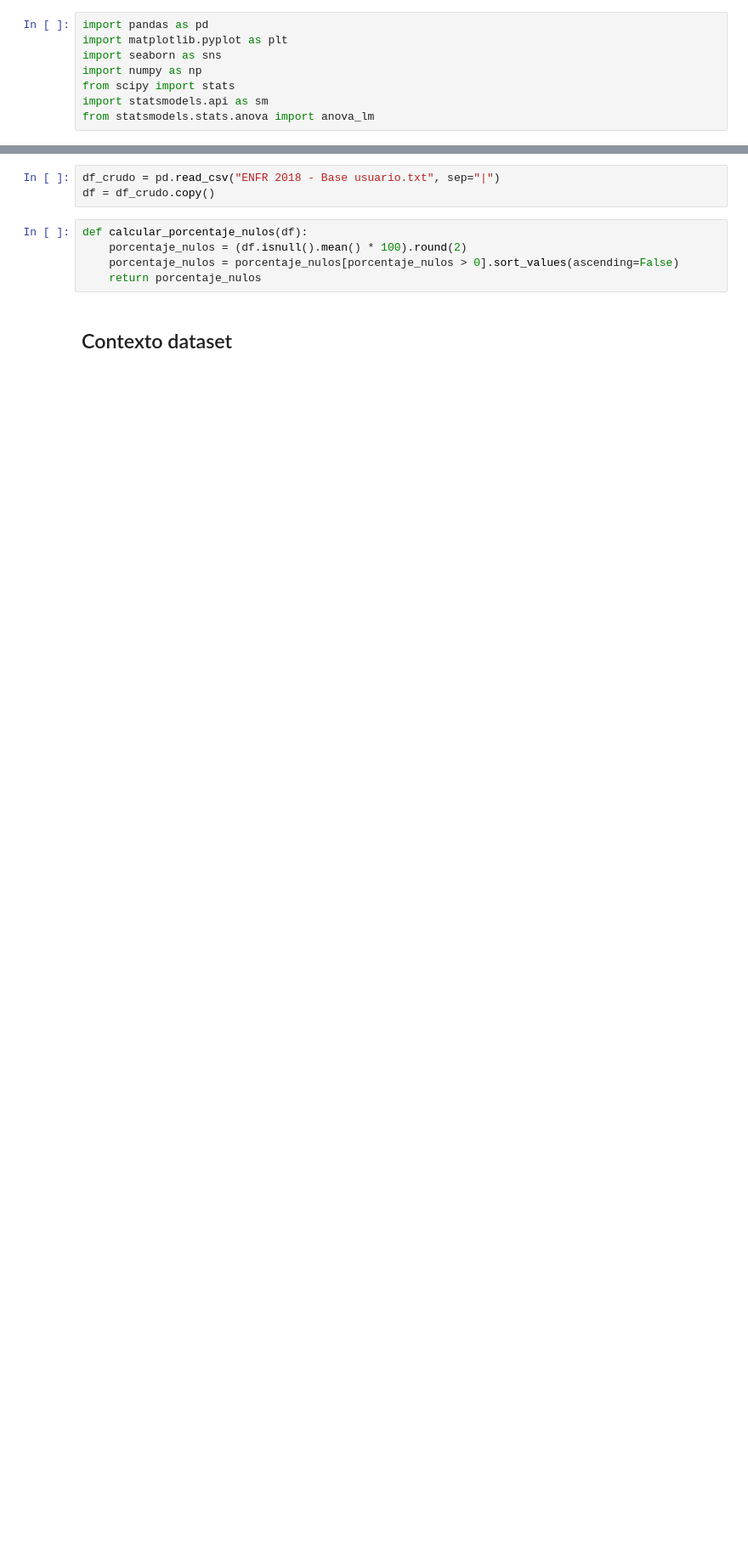
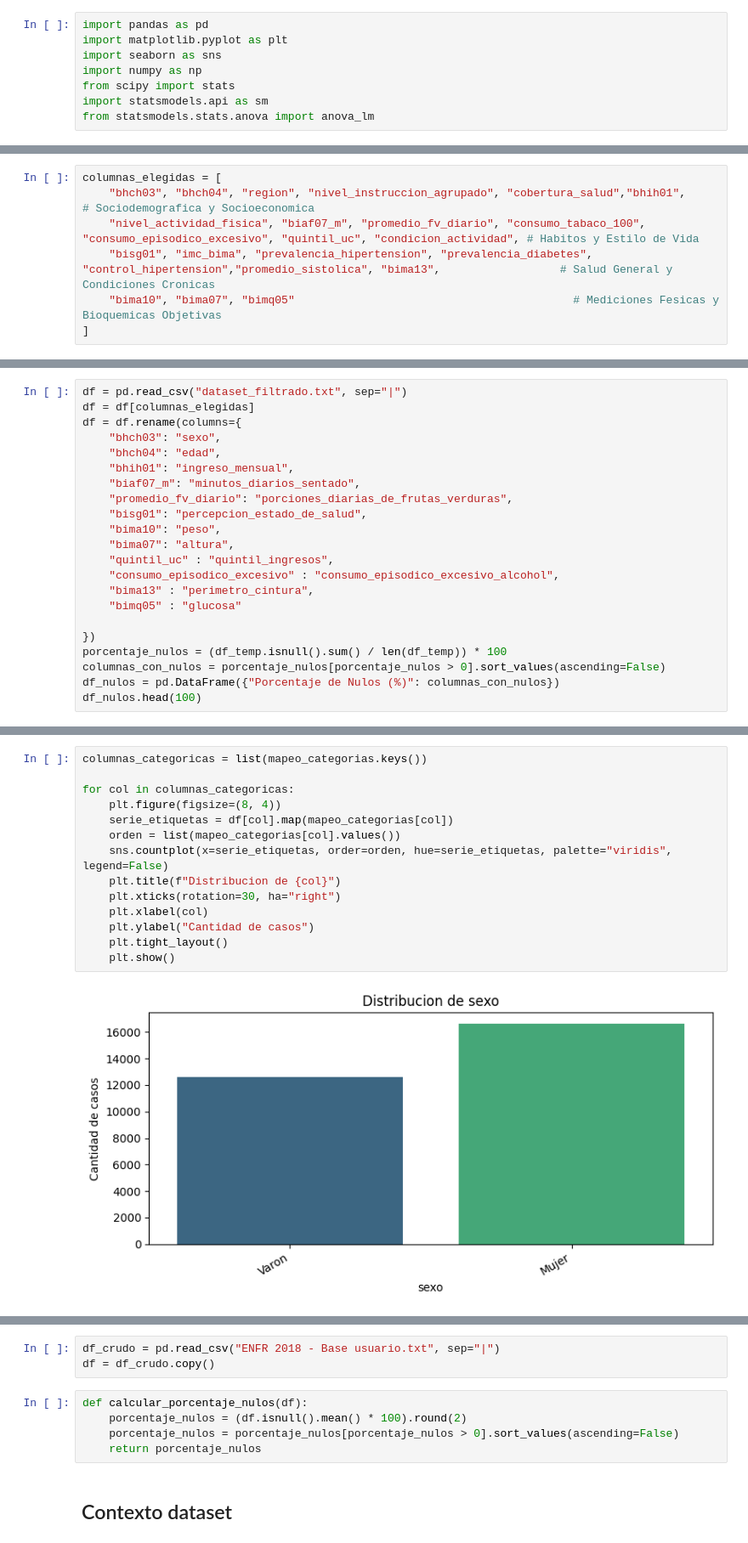
Before and after one commit to Franruaben11/fundamentos-enfr, a Jupyter notebook: analisis_enfr.ipynb, the cells around one changed output, grey strips where cells are left out. Shown at 85% size. Cells and saved outputs as stored; diff of their text form; blank space fills up the shorter version.

Commit message:
cambios generales, se crea un txt nuevo con el dataset filtrado para no tener que hacer el preprocesamiento cada vez que ejecutas

```diff
--- a/analisis_enfr.ipynb
+++ b/analisis_enfr.ipynb
@@ -8,0 +118,7 @@ from statsmodels.stats.anova import anova_lm
+# %%
+columnas_elegidas = [
+    "bhch03", "bhch04", "region", "nivel_instruccion_agrupado", "cobertura_salud","bhih01",                                  # Sociodemografica y Socioeconomica
+    "nivel_actividad_fisica", "biaf07_m", "promedio_fv_diario", "consumo_tabaco_100", "consumo_episodico_excesivo", "quintil_uc", "condicion_actividad", # Habitos y Estilo de Vida
+    "bisg01", "imc_bima", "prevalencia_hipertension", "prevalencia_diabetes", "control_hipertension","promedio_sistolica", "bima13",                  # Salud General y Condiciones Cronicas
+    "bima10", "bima07", "bimq05"                                          # Mediciones Fesicas y Bioquemicas Objetivas
+]
@@ -8,0 +220,22 @@ from statsmodels.stats.anova import anova_lm
+# %%
+df = pd.read_csv("dataset_filtrado.txt", sep="|")
+df = df[columnas_elegidas]
+df = df.rename(columns={
+    "bhch03": "sexo",
+    "bhch04": "edad",
+    "bhih01": "ingreso_mensual",
+    "biaf07_m": "minutos_diarios_sentado",
+    "promedio_fv_diario": "porciones_diarias_de_frutas_verduras",
+    "bisg01": "percepcion_estado_de_salud",
+    "bima10": "peso",
+    "bima07": "altura",
+    "quintil_uc" : "quintil_ingresos",
+    "consumo_episodico_excesivo" : "consumo_episodico_excesivo_alcohol",
+    "bima13" : "perimetro_cintura",
+    "bimq05" : "glucosa"
+
+})
+porcentaje_nulos = (df_temp.isnull().sum() / len(df_temp)) * 100
+columnas_con_nulos = porcentaje_nulos[porcentaje_nulos > 0].sort_values(ascending=False)
+df_nulos = pd.DataFrame({"Porcentaje de Nulos (%)": columnas_con_nulos})
+df_nulos.head(100)
@@ -8,0 +373,16 @@ from statsmodels.stats.anova import anova_lm
+# %%
+columnas_categoricas = list(mapeo_categorias.keys())
+
+for col in columnas_categoricas:
+    plt.figure(figsize=(8, 4))
+    serie_etiquetas = df[col].map(mapeo_categorias[col])
+    orden = list(mapeo_categorias[col].values())
+    sns.countplot(x=serie_etiquetas, order=orden, hue=serie_etiquetas, palette="viridis", legend=False)
+    plt.title(f"Distribucion de {col}")
+    plt.xticks(rotation=30, ha="right")
+    plt.xlabel(col)
+    plt.ylabel("Cantidad de casos")
+    plt.tight_layout()
+    plt.show()
+# %% [output]
+[figure, added]
```
Also changed, not shown: parts of 82 cells of this notebook.
